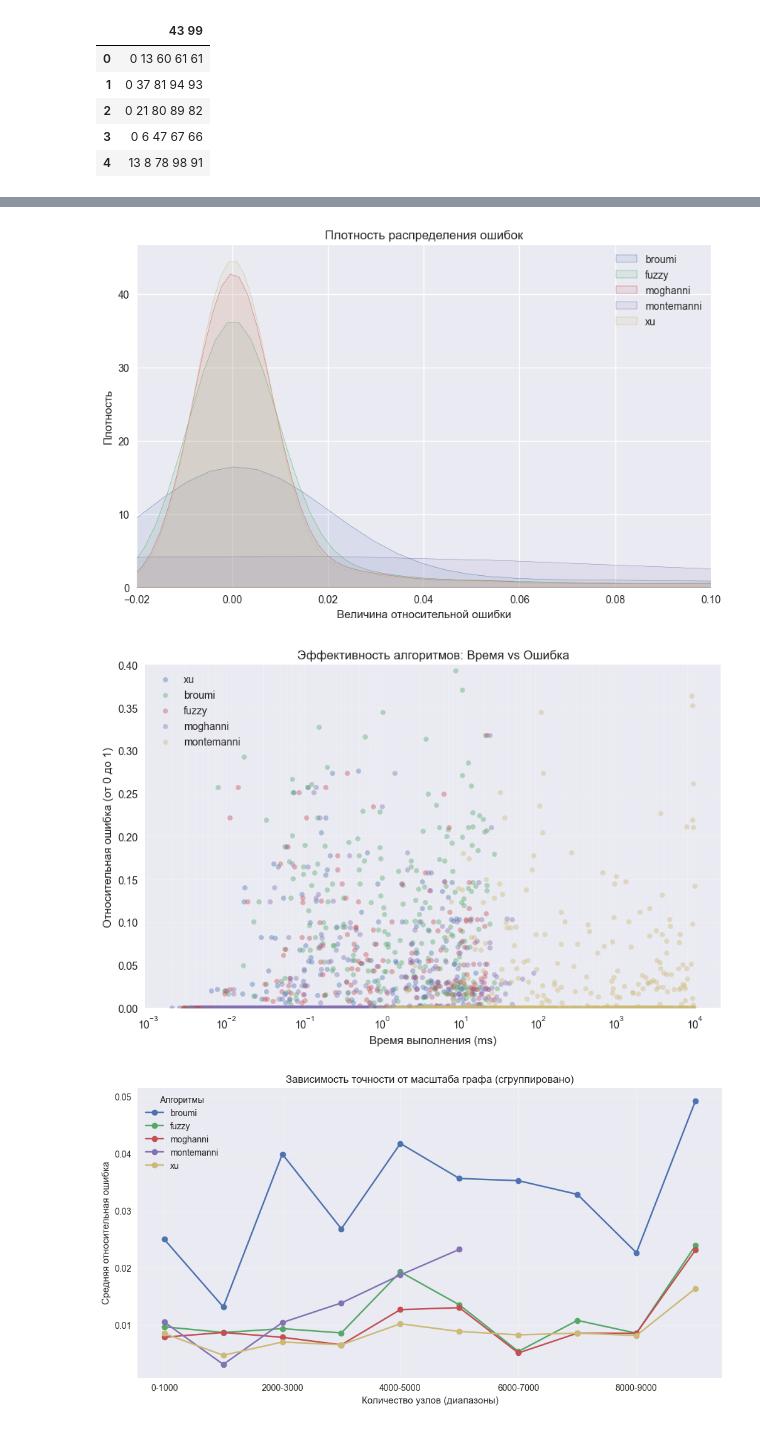
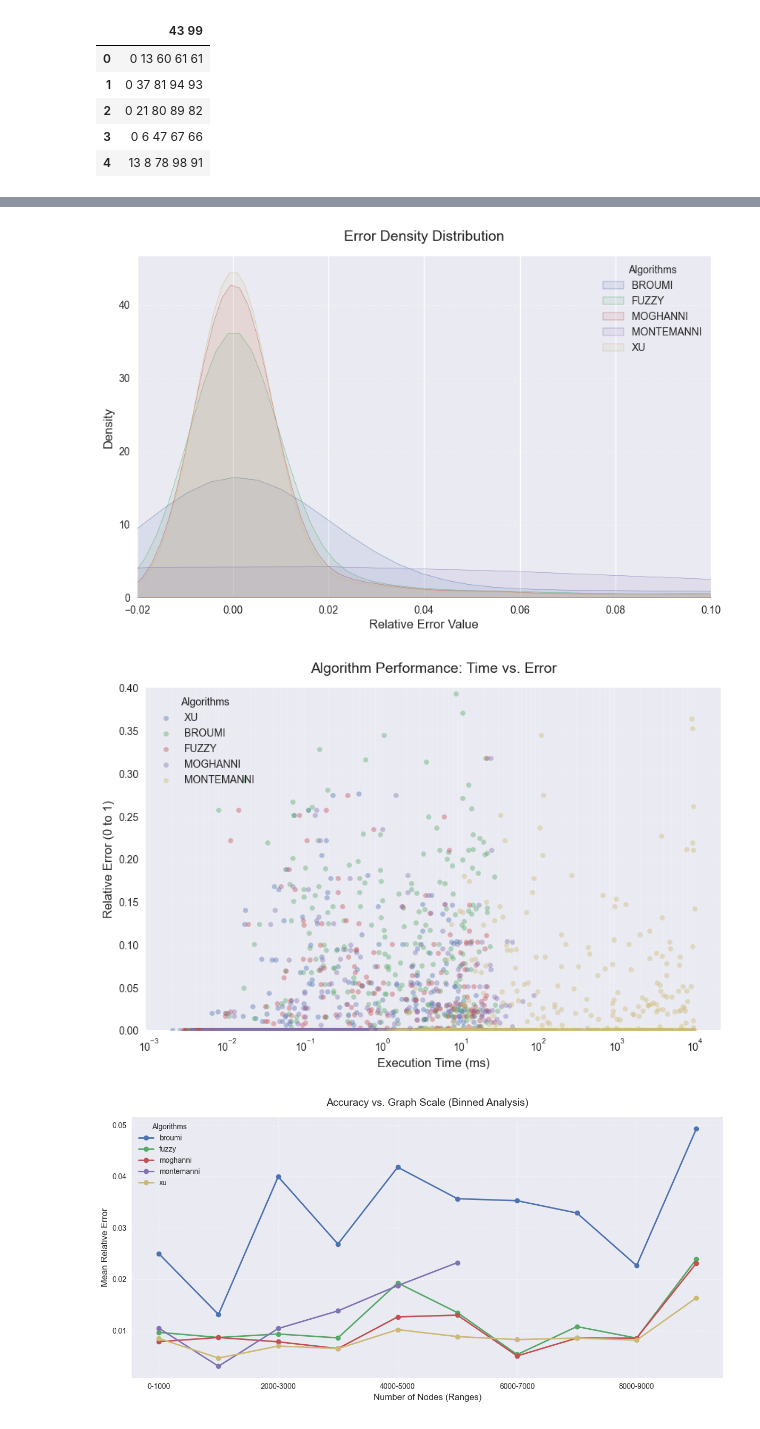
Before and after one commit to ergaganyaa/interval_graph_research, a Jupyter notebook: analysis.ipynb, the cells around one changed output, grey strips where cells are left out. Cells and saved outputs as stored; diff of their text form; code cells hidden in the pictures.

```diff
--- a/analysis.ipynb
+++ b/analysis.ipynb
@@ -113,59 +122,77 @@ plt.show()
 plt.figure(figsize=(10, 6))
 
 for col in error_df.columns:
-    # Строим график распределения плотности ошибки
-    sns.kdeplot(error_df[col], label=col, fill=True, alpha=0.1)
+    # Plotting the error density distribution
+    # Capitalizing the column name for a cleaner legend
+    sns.kdeplot(error_df[col], label=col.upper(), fill=True, alpha=0.1)
 
-plt.xlim(-0.02, 0.1) # Фокусируемся на зоне малой ошибки
-plt.title("Плотность распределения ошибок")
-plt.xlabel("Величина относительной ошибки")
-plt.ylabel("Плотность")
-plt.legend()
+# Focus on the low-error zone (0% to 10%) to see the differences between top algorithms
+plt.xlim(-0.02, 0.1)
+
+# English labels and title
+plt.title("Error Density Distribution", fontsize=14, pad=15)
+plt.xlabel("Relative Error Value", fontsize=12)
+plt.ylabel("Density", fontsize=12)
+
+plt.legend(title="Algorithms")
+plt.grid(axis='y', linestyle='--', alpha=0.3)
 plt.show()
 # %% [output]
-[figure, old version]
+[figure, new version]
 # %%
 plt.figure(figsize=(10, 6))
 algs = ['xu', 'broumi', 'fuzzy', 'moghanni', 'montemanni']
 
 for alg in algs:
-    # Используем правильное имя колонки из твоего списка
+    # Using the correct column name from your list
     time_col = f'{alg}_execution_time_ms'
     if time_col in main_df.columns:
-        plt.scatter(main_df[time_col], error_df[alg], alpha=0.4, label=alg, s=20)
+        # Plotting with capitalized labels for the legend
+        plt.scatter(main_df[time_col], error_df[alg], alpha=0.4, label=alg.upper(), s=20)
 
-plt.xscale('log') # Логарифмическая шкала, если разброс времени большой
-plt.xlabel('Время выполнения (ms)')
-plt.ylabel('Относительная ошибка (от 0 до 1)')
-plt.ylim(0, 0.4) # Фокусируемся на зоне малой ошибки
-plt.title('Эффективность алгоритмов: Время vs Ошибка')
-plt.legend()
+# Logarithmic scale is useful if time values span multiple orders of magnitude
+plt.xscale('log')
+
+# English labels and title
+plt.xlabel('Execution Time (ms)', fontsize=12)
+plt.ylabel('Relative Error (0 to 1)', fontsize=12)
+plt.title('Algorithm Performance: Time vs. Error', fontsize=14, pad=15)
+
+# Focus on the low-error zone for better detail
+plt.ylim(0, 0.4)
+
+plt.legend(title="Algorithms")
 plt.grid(True, which="both", ls="-", alpha=0.2)
 plt.show()
 # %% [output]
-[figure, old version]
+[figure, new version]
 # %%
-# Создаем интервалы по 1000 узлов
+# 1. Create bins every 1000 nodes
 main_df['node_range'] = pd.cut(main_df['oracle_num_nodes'],
                                bins=range(0, 11000, 1000),
                                labels=[f'{i}-{i+1000}' for i in range(0, 10000, 1000)])
 
-# Считаем среднюю ошибку для каждого диапазона
+# 2. Calculate mean error for each range
 binned_error = error_df.copy()
 binned_error['node_range'] = main_df['node_range']
-plot_data = binned_error.groupby('node_range').mean()
+# Grouping and calculating mean
+plot_data = binned_error.groupby('node_range', observed=True).mean()
 
+# 3. Visualization
 plt.figure(figsize=(12, 6))
-plot_data.plot(kind='line', marker='o', ax=plt.gca())
+plot_data.plot(kind='line', marker='o', ax=plt.gca(), linewidth=2)
 
-plt.title("Зависимость точности от масштаба графа (сгруппировано)")
-plt.xlabel("Количество узлов (диапазоны)")
-plt.ylabel("Средняя относительная ошибка")
-plt.grid(True, alpha=0.3)
-plt.legend(title="Алгоритмы")
+# English titles and labels
+plt.title("Accuracy vs. Graph Scale (Binned Analysis)", fontsize=14, pad=15)
+plt.xlabel("Number of Nodes (Ranges)", fontsize=12)
+plt.ylabel("Mean Relative Error", fontsize=12)
+
+plt.grid(True, linestyle='--', alpha=0.5)
+plt.legend(title="Algorithms")
+plt.tight_layout()
 plt.show()
 # %% [output]
-[figure, old version]
+[figure, new version]
 # %%
 plt.figure(figsize=(12, 7))
 
```
Also changed, not shown: parts of 7 cells of this notebook.
